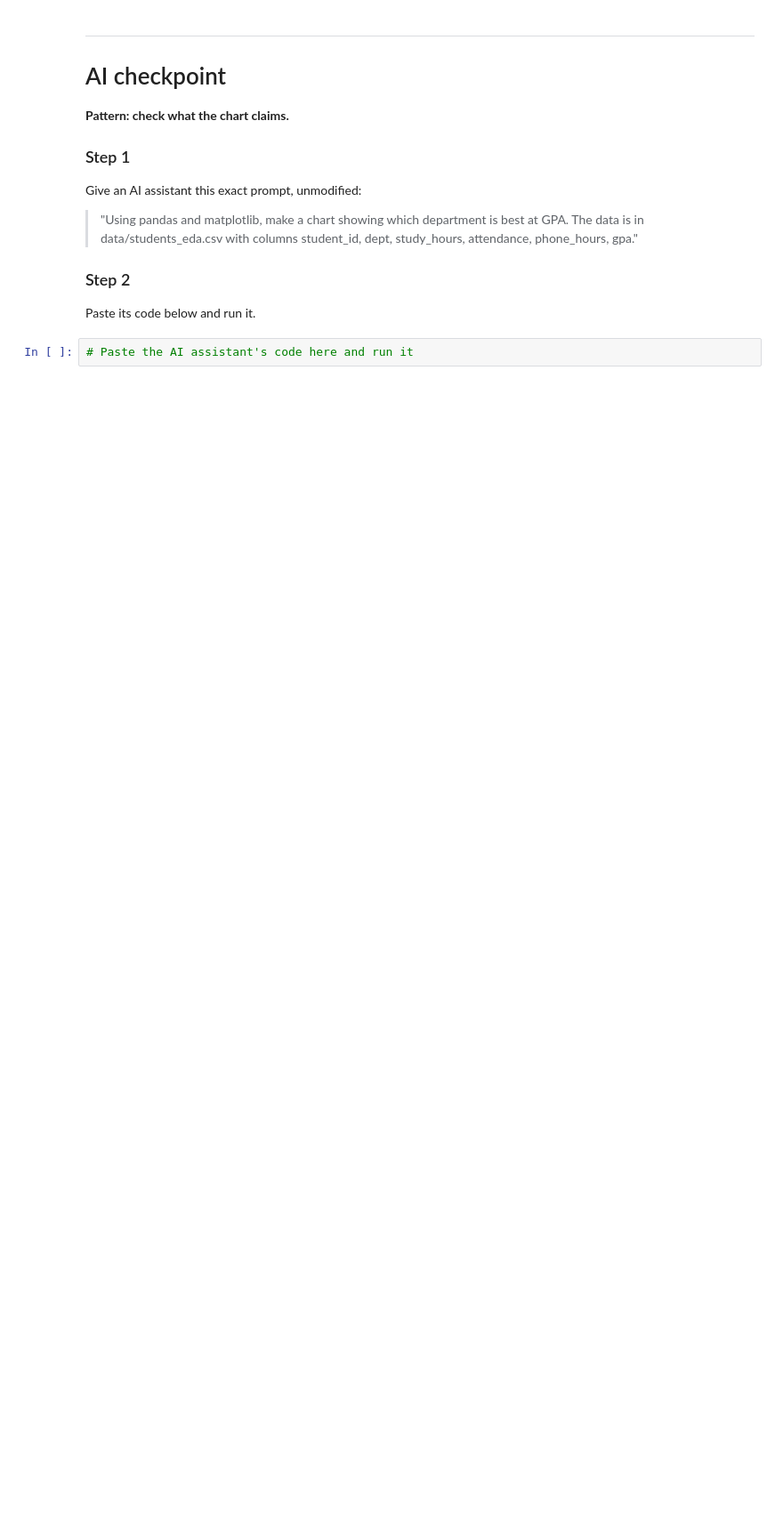
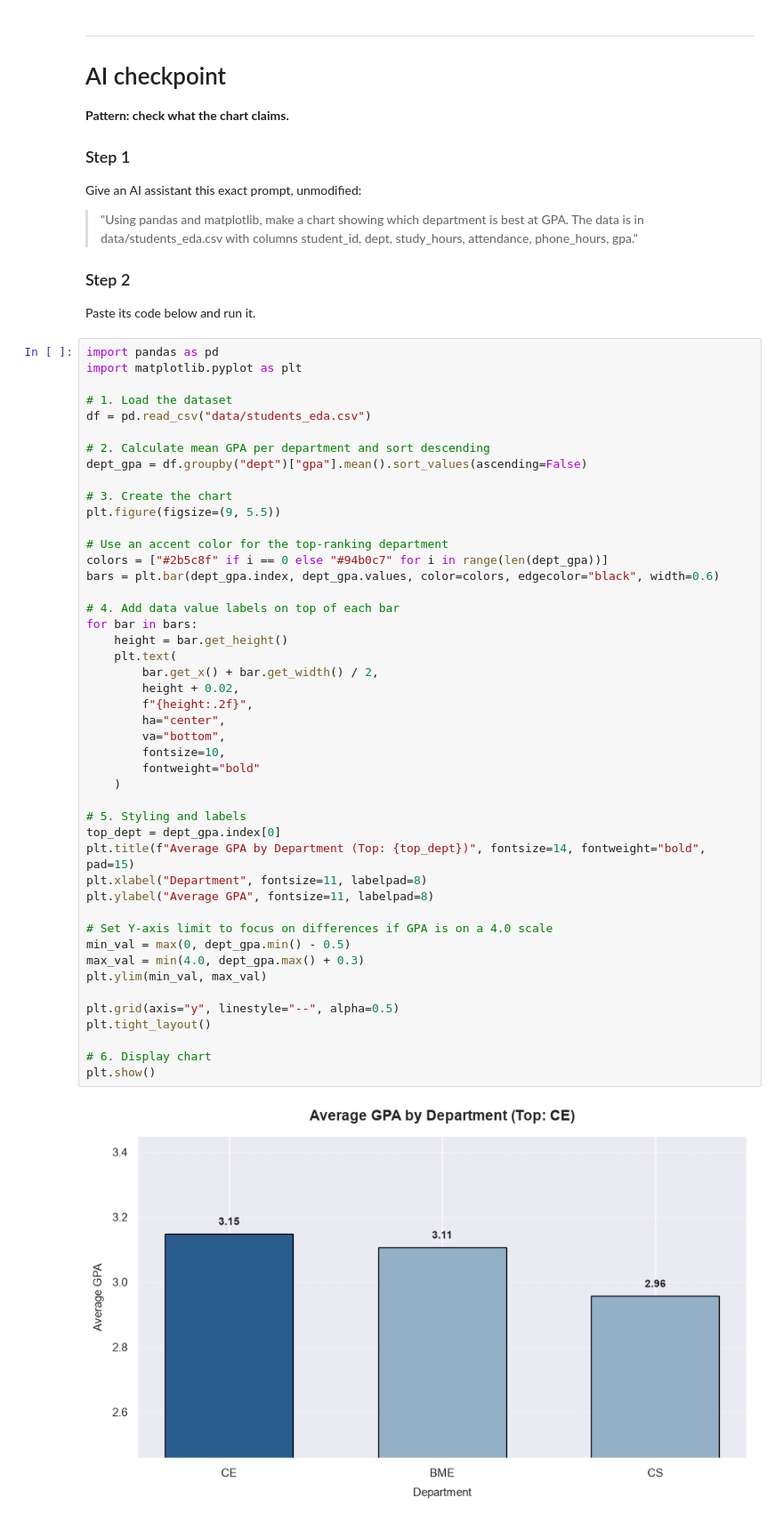
Before and after one commit to mimmiiixxx/arti303, a Jupyter notebook: lab06.ipynb, the cells around one changed output. Shown at 89% size. Drawn from its saved outputs; the diff is of its cells as text; blank space fills up the shorter version.

```diff
--- a/lab06.ipynb
+++ b/lab06.ipynb
@@ -577,7 +709,53 @@ Give an AI assistant this exact prompt, unmodified:
 ### Step 2
 Paste its code below and run it.
 # %%
-# Paste the AI assistant's code here and run it
+import pandas as pd
+import matplotlib.pyplot as plt
+
+# 1. Load the dataset
+df = pd.read_csv("data/students_eda.csv")
+
+# 2. Calculate mean GPA per department and sort descending
+dept_gpa = df.groupby("dept")["gpa"].mean().sort_values(ascending=False)
+
+# 3. Create the chart
+plt.figure(figsize=(9, 5.5))
+
+# Use an accent color for the top-ranking department
+colors = ["#2b5c8f" if i == 0 else "#94b0c7" for i in range(len(dept_gpa))]
+bars = plt.bar(dept_gpa.index, dept_gpa.values, color=colors, edgecolor="black", width=0.6)
+
+# 4. Add data value labels on top of each bar
+for bar in bars:
+    height = bar.get_height()
+    plt.text(
+        bar.get_x() + bar.get_width() / 2,
+        height + 0.02,
+        f"{height:.2f}",
+        ha="center",
+        va="bottom",
+        fontsize=10,
+        fontweight="bold"
+    )
+
+# 5. Styling and labels
+top_dept = dept_gpa.index[0]
+plt.title(f"Average GPA by Department (Top: {top_dept})", fontsize=14, fontweight="bold", pad=15)
+plt.xlabel("Department", fontsize=11, labelpad=8)
+plt.ylabel("Average GPA", fontsize=11, labelpad=8)
+
+# Set Y-axis limit to focus on differences if GPA is on a 4.0 scale
+min_val = max(0, dept_gpa.min() - 0.5)
+max_val = min(4.0, dept_gpa.max() + 0.3)
+plt.ylim(min_val, max_val)
+
+plt.grid(axis="y", linestyle="--", alpha=0.5)
+plt.tight_layout()
+
+# 6. Display chart
+plt.show()
+# %% [output]
+[figure, added]
 # %% [markdown]
 ### Step 3: answer these in your own words
 
```
Also changed, not shown: parts of 32 cells of this notebook, 3 other files.
